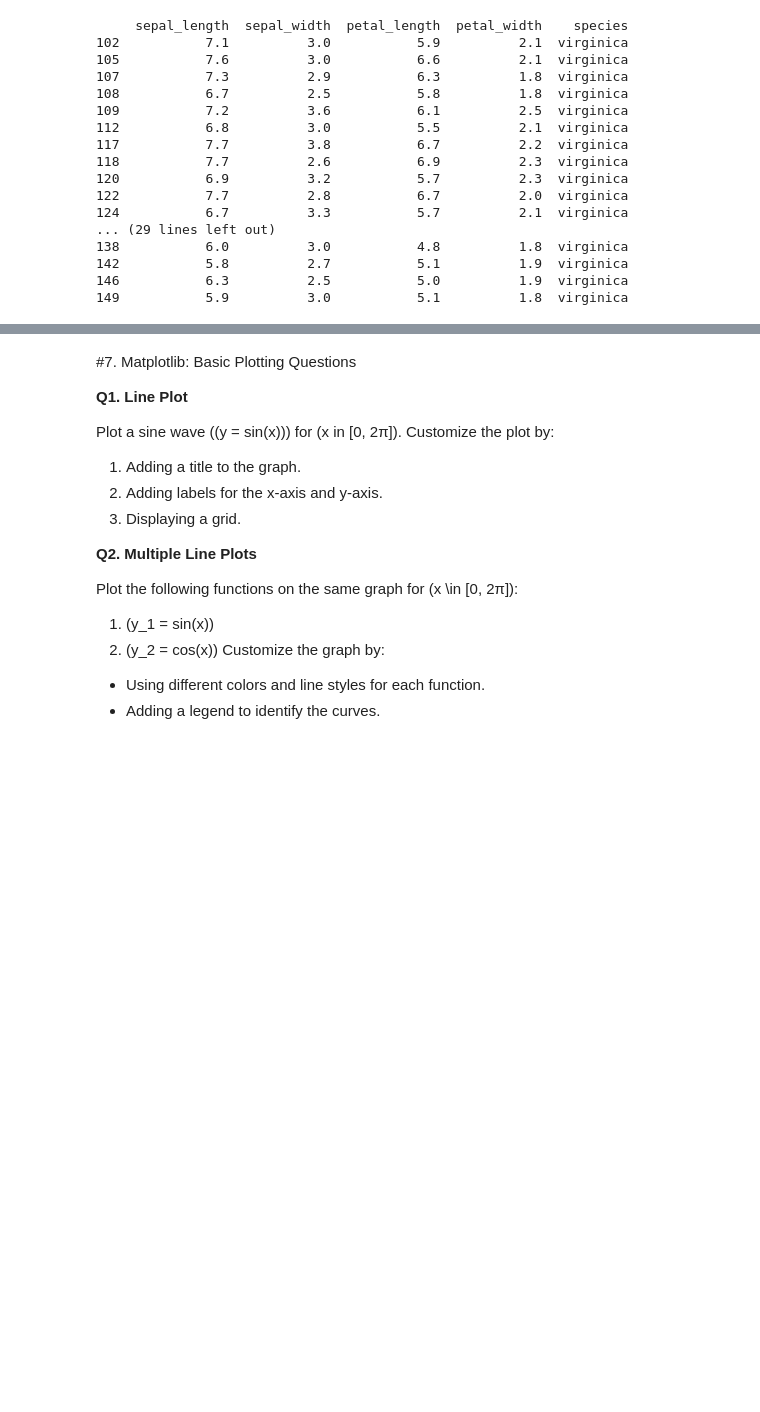
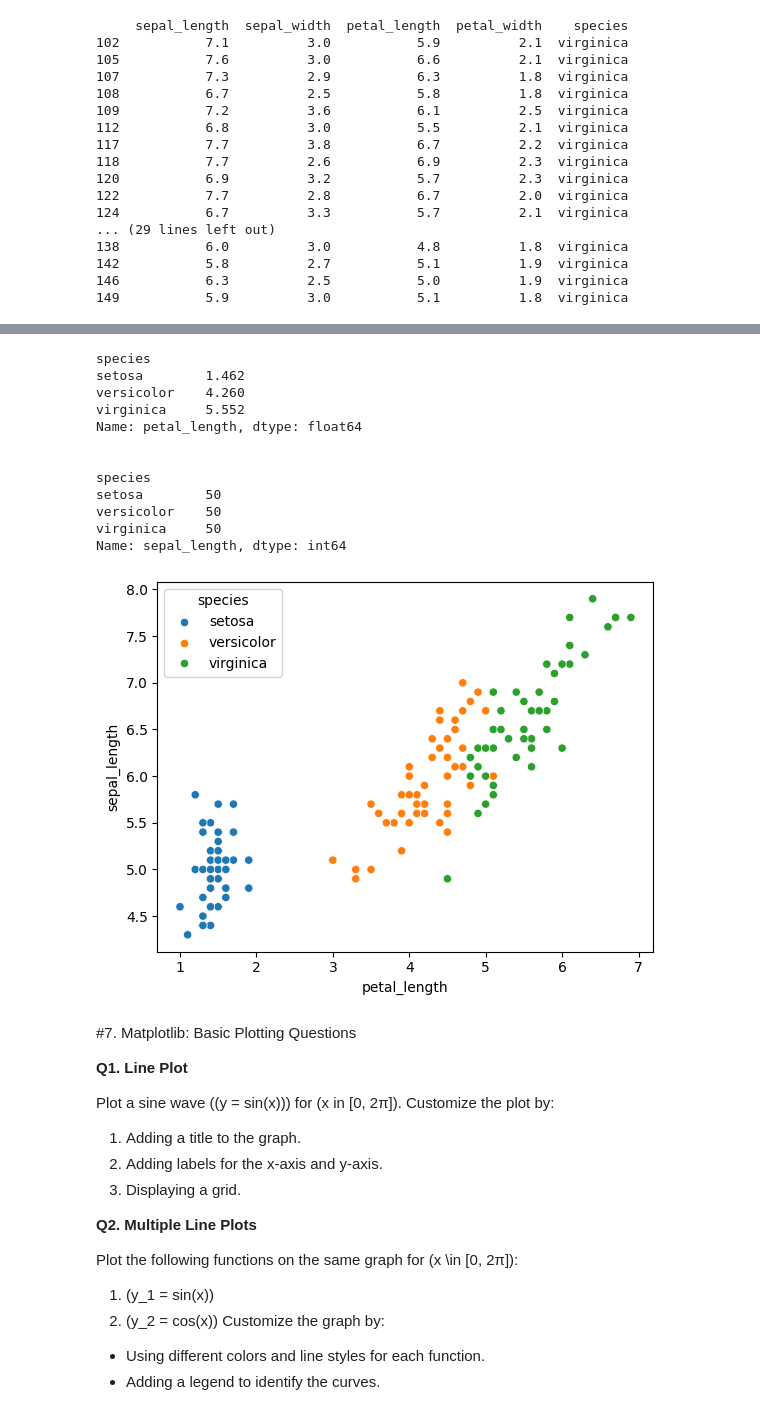
Before and after one commit to ishaank17/PSDV-Grp-ES-114-, a Jupyter notebook: Lab2/Lab2.ipynb, the cells around one changed output, grey strips where cells are left out. Cells and saved outputs as stored; diff of their text form; code cells hidden in the pictures; blank space fills up the shorter version.

```diff
--- a/Lab2/Lab2.ipynb
+++ b/Lab2/Lab2.ipynb
@@ -571,3 +674,34 @@ print(df2)
+# %%
+# Perform a group-wise analysis:
+#   1. Calculate the **average petal length** for each species.
+#   2. Find the **count of flowers** for each species.
+#   3. Create a scatter plot of `sepal_length` vs. `petal_length`, colored by species.
+
+
+iris = sns.load_dataset('iris')
+# np.average(
+averages=iris.groupby("species").petal_length.mean()
+counts=iris.groupby("species").sepal_length.count()
+
+print(averages,"\n\n")
+print(counts,"\n\n")
+sns.scatterplot(iris,x="petal_length",y="sepal_length",hue="species")
+
+plt.show()
+# %% [output]
+species
+setosa        1.462
+versicolor    4.260
+virginica     5.552
+Name: petal_length, dtype: float64
+
+
+species
+setosa        50
+versicolor    50
+virginica     50
+Name: sepal_length, dtype: int64
+[figure, added]
 # %% [markdown]
 #7. Matplotlib: Basic Plotting Questions
 
```
Also changed, not shown: parts of 8 cells of this notebook.
